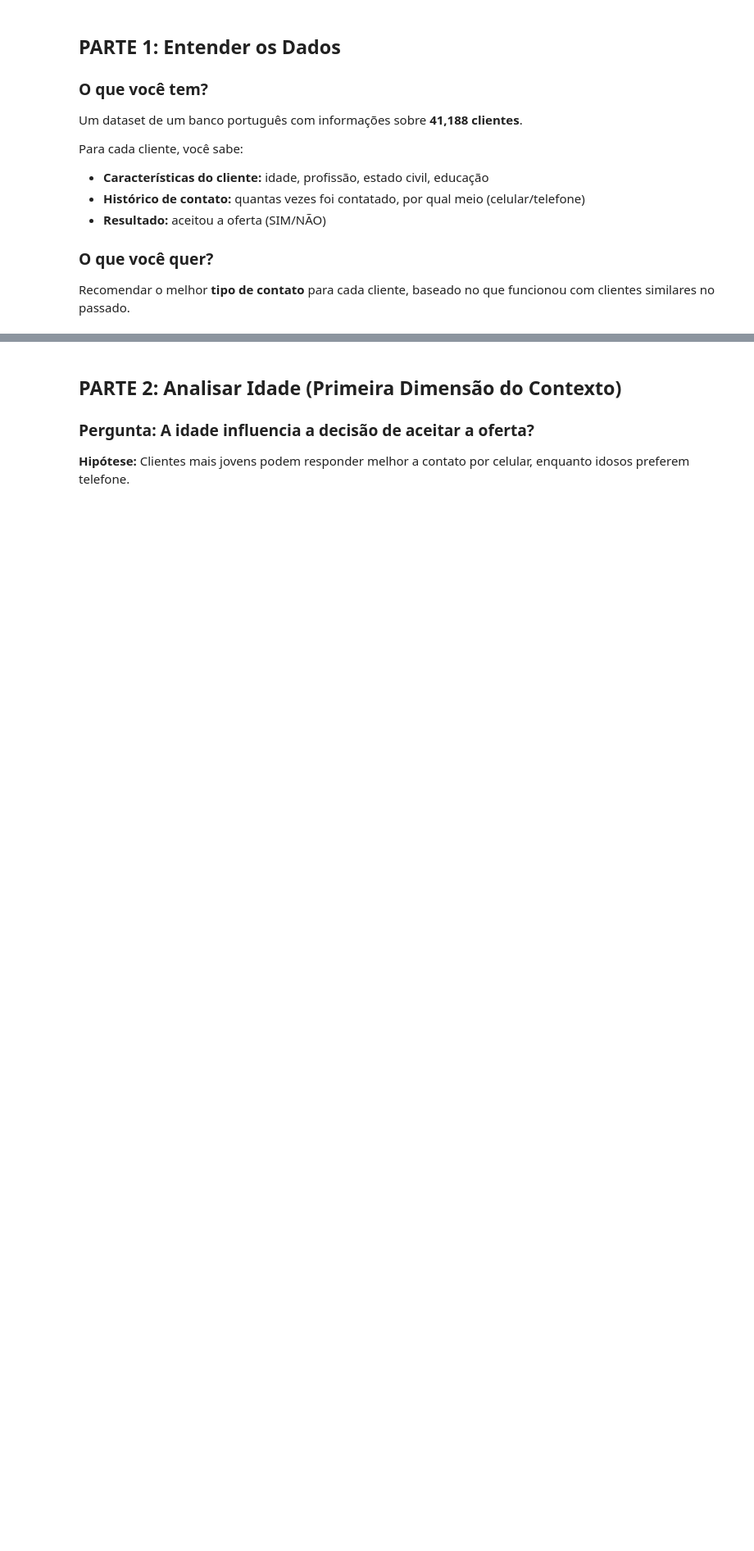
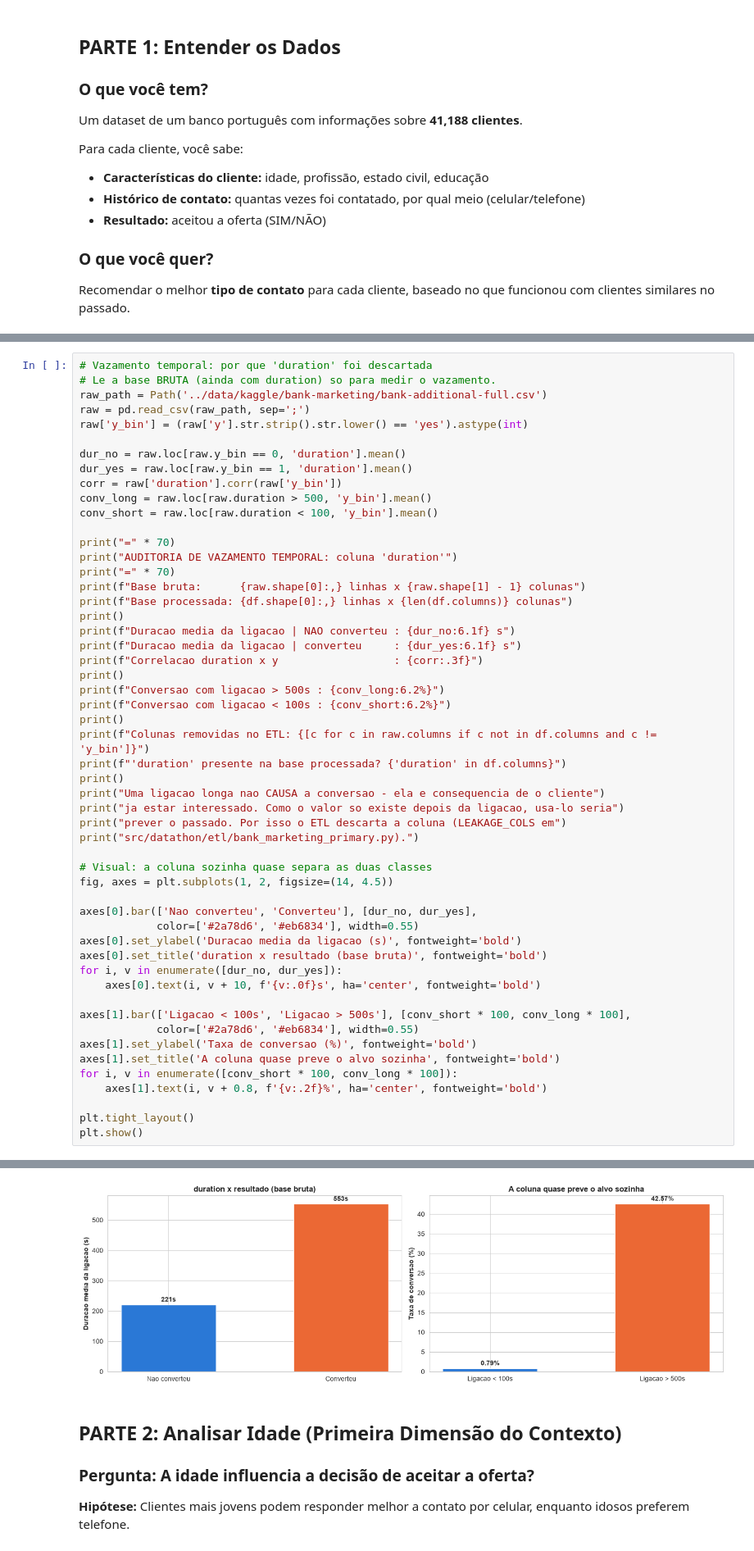
Before and after one commit to jemaldonado/FIAP_datathon_G37, a Jupyter notebook: notebooks/01_eda_contextual_bandits.ipynb, the cells around one changed output, grey strips where cells are left out. Shown at 82% size. Cells and saved outputs as stored; diff of their text form; blank space fills up the shorter version.

```diff
--- a/notebooks/01_eda_contextual_bandits.ipynb
+++ b/notebooks/01_eda_contextual_bandits.ipynb
@@ -48,0 +77,54 @@ print(f"Conversion rate (overall): {df['y'].mean():.2%}")
+# %%
+# Vazamento temporal: por que 'duration' foi descartada
+# Le a base BRUTA (ainda com duration) so para medir o vazamento.
+raw_path = Path('../data/kaggle/bank-marketing/bank-additional-full.csv')
+raw = pd.read_csv(raw_path, sep=';')
+raw['y_bin'] = (raw['y'].str.strip().str.lower() == 'yes').astype(int)
+
+dur_no = raw.loc[raw.y_bin == 0, 'duration'].mean()
+dur_yes = raw.loc[raw.y_bin == 1, 'duration'].mean()
+corr = raw['duration'].corr(raw['y_bin'])
+conv_long = raw.loc[raw.duration > 500, 'y_bin'].mean()
+conv_short = raw.loc[raw.duration < 100, 'y_bin'].mean()
+
+print("=" * 70)
+print("AUDITORIA DE VAZAMENTO TEMPORAL: coluna 'duration'")
+print("=" * 70)
+print(f"Base bruta:      {raw.shape[0]:,} linhas x {raw.shape[1] - 1} colunas")
+print(f"Base processada: {df.shape[0]:,} linhas x {len(df.columns)} colunas")
+print()
+print(f"Duracao media da ligacao | NAO converteu : {dur_no:6.1f} s")
+print(f"Duracao media da ligacao | converteu     : {dur_yes:6.1f} s")
+print(f"Correlacao duration x y                  : {corr:.3f}")
+print()
+print(f"Conversao com ligacao > 500s : {conv_long:6.2%}")
+print(f"Conversao com ligacao < 100s : {conv_short:6.2%}")
+print()
+print(f"Colunas removidas no ETL: {[c for c in raw.columns if c not in df.columns and c != 'y_bin']}")
+print(f"'duration' presente na base processada? {'duration' in df.columns}")
+print()
+print("Uma ligacao longa nao CAUSA a conversao - ela e consequencia de o cliente")
+print("ja estar interessado. Como o valor so existe depois da ligacao, usa-lo seria")
+print("prever o passado. Por isso o ETL descarta a coluna (LEAKAGE_COLS em")
+print("src/datathon/etl/bank_marketing_primary.py).")
+
+# Visual: a coluna sozinha quase separa as duas classes
+fig, axes = plt.subplots(1, 2, figsize=(14, 4.5))
+
+axes[0].bar(['Nao converteu', 'Converteu'], [dur_no, dur_yes],
+            color=['#2a78d6', '#eb6834'], width=0.55)
+axes[0].set_ylabel('Duracao media da ligacao (s)', fontweight='bold')
+axes[0].set_title('duration x resultado (base bruta)', fontweight='bold')
+for i, v in enumerate([dur_no, dur_yes]):
+    axes[0].text(i, v + 10, f'{v:.0f}s', ha='center', fontweight='bold')
+
+axes[1].bar(['Ligacao < 100s', 'Ligacao > 500s'], [conv_short * 100, conv_long * 100],
+            color=['#2a78d6', '#eb6834'], width=0.55)
+axes[1].set_ylabel('Taxa de conversao (%)', fontweight='bold')
+axes[1].set_title('A coluna quase preve o alvo sozinha', fontweight='bold')
+for i, v in enumerate([conv_short * 100, conv_long * 100]):
+    axes[1].text(i, v + 0.8, f'{v:.2f}%', ha='center', fontweight='bold')
+
+plt.tight_layout()
+plt.show()
+# %% [output]
@@ -49,3 +151,4 @@ print(f"Conversion rate (overall): {df['y'].mean():.2%}")
+[figure, added]
 # %% [markdown]
 ## PARTE 2: Analisar Idade (Primeira Dimensão do Contexto)
 
```
Also changed, not shown: parts of 11 cells of this notebook, 8 other files.
